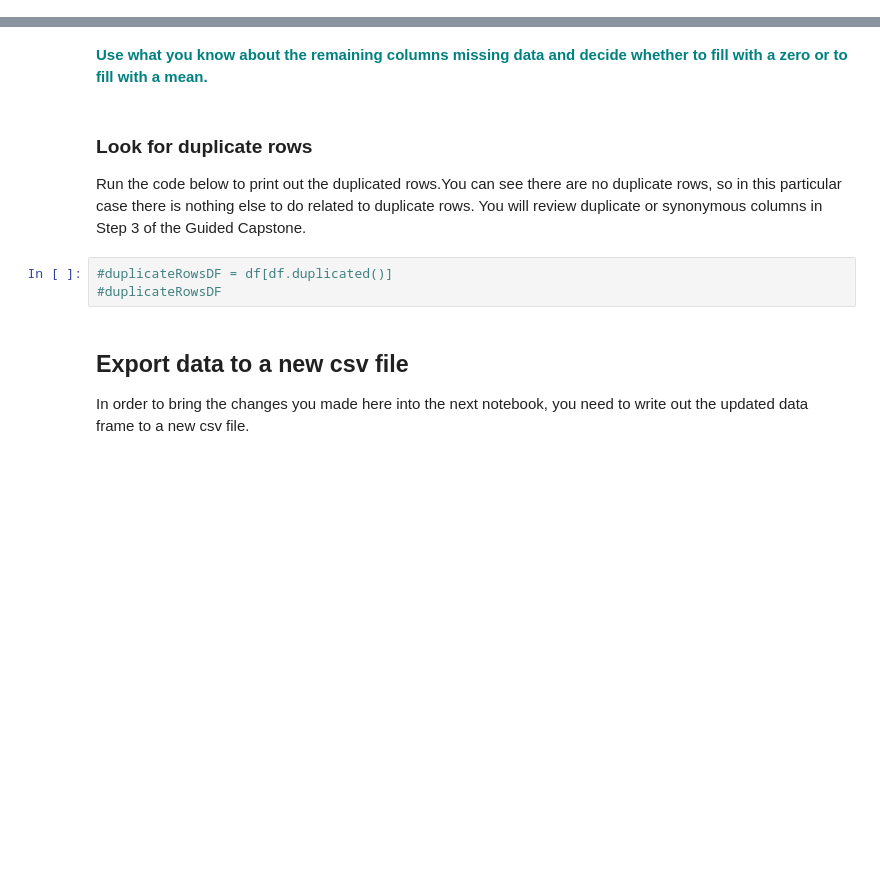
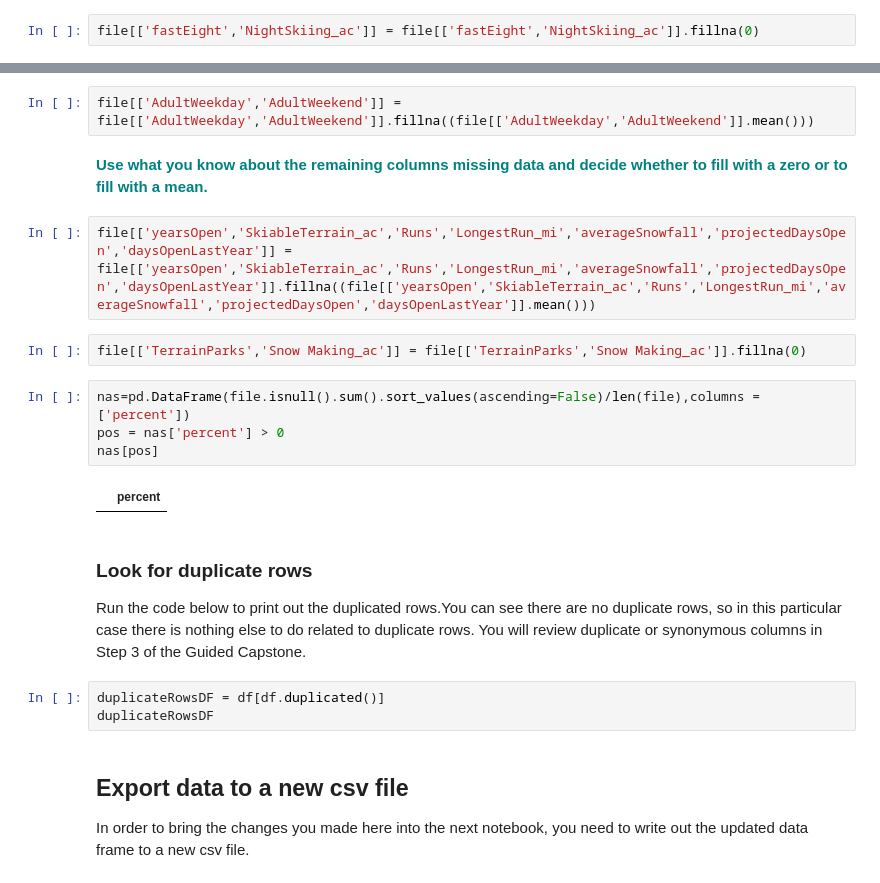
Before and after one commit to SwissMisra/SB_Guided_Capstone, a Jupyter notebook: GuidedCapstone_Step2HL.ipynb, the cells around one changed output, grey strips where cells are left out. Cells and saved outputs as stored; diff of their text form; blank space fills up the shorter version.

```diff
--- a/GuidedCapstone_Step2HL.ipynb
+++ b/GuidedCapstone_Step2HL.ipynb
@@ -291,3 +370,5 @@ Consider the next column with missing values, 'NightSkiing_ac'. This column repr
+# %%
+file[['fastEight','NightSkiing_ac']] = file[['fastEight','NightSkiing_ac']].fillna(0)
 # %% [markdown]
 Next, let's consider the ticket price columns 'AdultWeekday' & 'AdultWeekend'. You know that there has to be a price for these that happens to be missing so, in this case, you cannot fill the missing values with zeros. Instead, you have a few options about what value you can use to fill the missing rows. You can simply take the mean of the column in consideration or you could backfill or forwardfill from the resort in the row before or after your missing value. Backfill and forward fill would be more reasonable in a situation where the data are in a particular order where the rows near each other are similar to each other in the price column. You could also build an imputation model to use a model to predict the value based on the data values in adjacent columns as well as adjacent rows.
 # %% [markdown]
@@ -297,11 +376,23 @@ Next, let's consider the ticket price columns 'AdultWeekday' & 'AdultWeekend'. Y
+# %%
+file[['AdultWeekday','AdultWeekend']] = file[['AdultWeekday','AdultWeekend']].fillna((file[['AdultWeekday','AdultWeekend']].mean()))
 # %% [markdown]
 <font color='teal'> **Use what you know about the remaining columns missing data and decide whether to fill with a zero or to fill with a mean.**</font>
+# %%
+file[['yearsOpen','SkiableTerrain_ac','Runs','LongestRun_mi','averageSnowfall','projectedDaysOpen','daysOpenLastYear']] = file[['yearsOpen','SkiableTerrain_ac','Runs','LongestRun_mi','averageSnowfall','projectedDaysOpen','daysOpenLastYear']].fillna((file[['yearsOpen','SkiableTerrain_ac','Runs','LongestRun_mi','averageSnowfall','projectedDaysOpen','daysOpenLastYear']].mean()))
+# %%
+file[['TerrainParks','Snow Making_ac']] = file[['TerrainParks','Snow Making_ac']].fillna(0)
+# %%
+nas=pd.DataFrame(file.isnull().sum().sort_values(ascending=False)/len(file),columns = ['percent'])
+pos = nas['percent'] > 0
+nas[pos]
+# %% [output]
+|  | percent |
 # %% [markdown]
 ### Look for duplicate rows
 Run the code below to print out the duplicated rows.You can see there are no duplicate rows, so in this particular case there is nothing else to do related to duplicate rows. You will review duplicate or synonymous columns in Step 3 of the Guided Capstone.
 # %%
-#duplicateRowsDF = df[df.duplicated()]
-#duplicateRowsDF
+duplicateRowsDF = df[df.duplicated()]
+duplicateRowsDF
 # %% [markdown]
 ## Export data to a new csv file
 In order to bring the changes you made here into the next notebook, you need to write out the updated data frame to a new csv file.
```
Also changed, not shown: parts of 11 cells of this notebook, 1 other file.
